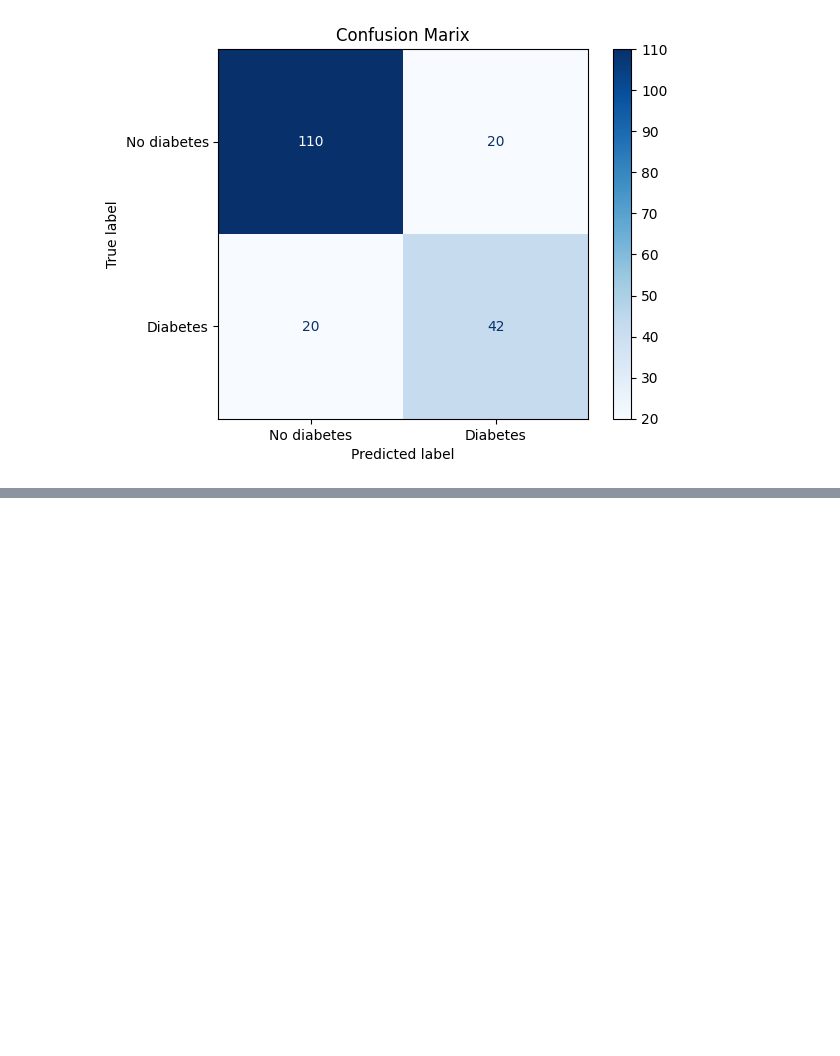
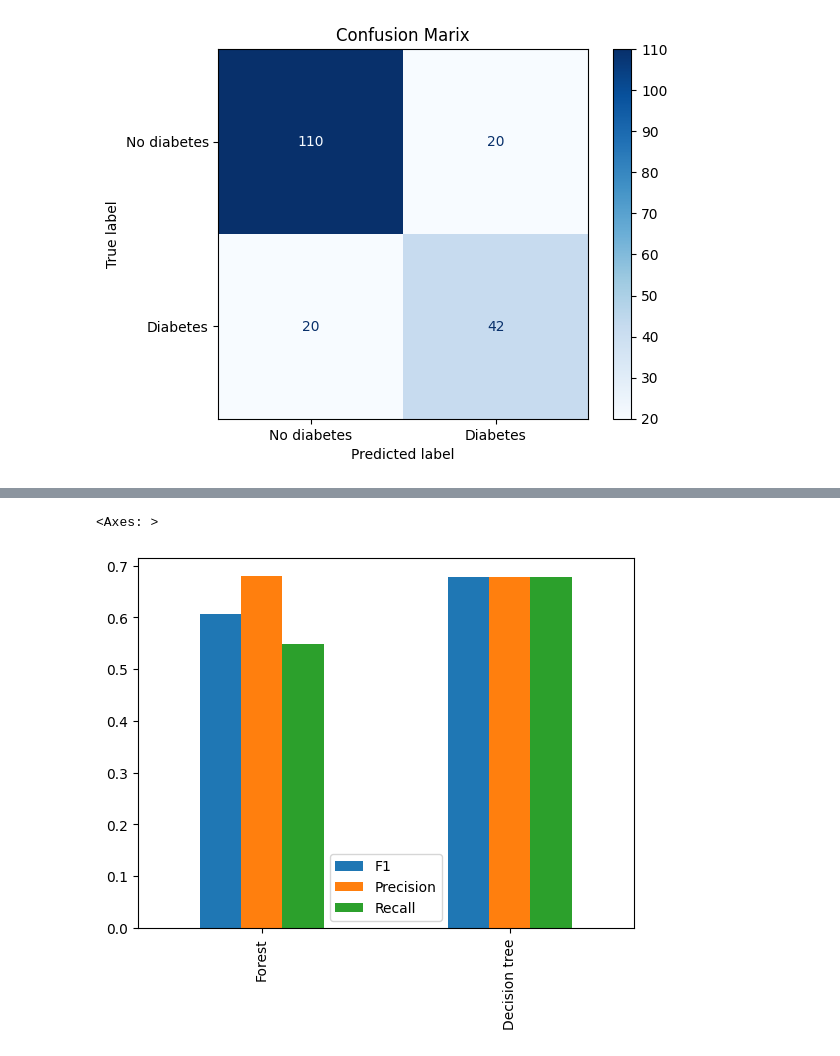
Before and after one commit to Timo4D/MachineLearning-SoSe2024, a Jupyter notebook: final_tree.ipynb, the cells around one changed output, grey strips where cells are left out. Drawn from its saved outputs; the diff is of its cells as text; code cells hidden in the pictures; blank space fills up the shorter version.

```diff
--- a/final_tree.ipynb
+++ b/final_tree.ipynb
@@ -378,14 +286,0 @@ Recall:  0.6451612903225806
-# %%
-tree_rfe = DecisionTreeClassifier(
-    max_depth=grid_search_rfe.best_params_['classification__max_depth'],
-    min_samples_leaf= grid_search_rfe.best_params_['classification__min_samples_leaf'],
-    min_samples_split=grid_search_rfe.best_params_['classification__min_samples_split'],
-    random_state=0)
-tree_rfe.fit(X_train, y_train)
-y_pred_rfe = tree_rfe.predict(X_test)
-
-print('F1 score: ', f1_score(y_test, y_pred_rfe))
-print('Precision: ', precision_score(y_test, y_pred_rfe))
-print('Recall: ', recall_score(y_test, y_pred_rfe))
-print('Classification report: \n', classification_report(y_test, y_pred_rfe))
-plot_confusion_matrix(confusion_matrix(y_test, y_pred_rfe))
@@ -423,0 +287,23 @@ plt.show()
+# %%
+from sklearn.ensemble import RandomForestClassifier
+
+forest= RandomForestClassifier(max_depth=4, min_samples_leaf=4, min_samples_split=2, n_estimators=9, random_state=0)
+forest.fit(X_train_less, y_train)
+y_pred_forest = forest.predict(X_test_less)
+# %%
+print('-----------------Forest-----------------')
+print('F1 score: ', f1_score(y_test, y_pred_forest), f1_score(y_test, y_pred_less))
+print('Precision: ', precision_score(y_test, y_pred_forest))
+print('Recall: ', recall_score(y_test, y_pred_forest))
+print('Classification report: \n', classification_report(y_test, y_pred_forest))
+
+print('-----------------Decision tree-----------------')
+print('F1 score: ', f1_score(y_test, y_pred_less))
+print('Precision: ', precision_score(y_test, y_pred_less))
+print('Recall: ', recall_score(y_test, y_pred_less))
+print('Classification report: \n', classification_report(y_test, y_pred_less))
+
+
+scores = pd.DataFrame({'F1': [f1_score(y_test, y_pred_forest), f1_score(y_test, y_pred_less)],
+                       'Precision': [precision_score(y_test, y_pred_forest), precision_score(y_test, y_pred_less)],
+                       'Recall': [recall_score(y_test, y_pred_forest), recall_score(y_test, y_pred_less)]}, index=['Forest', 'Decision tree'])
@@ -423,0 +328,5 @@ plt.show()
+# %%
+scores.plot(kind='bar')
+# %% [output]
+<Axes: >
+[figure, added]
```
Also changed, not shown: parts of 19 cells of this notebook, 1 other file.
